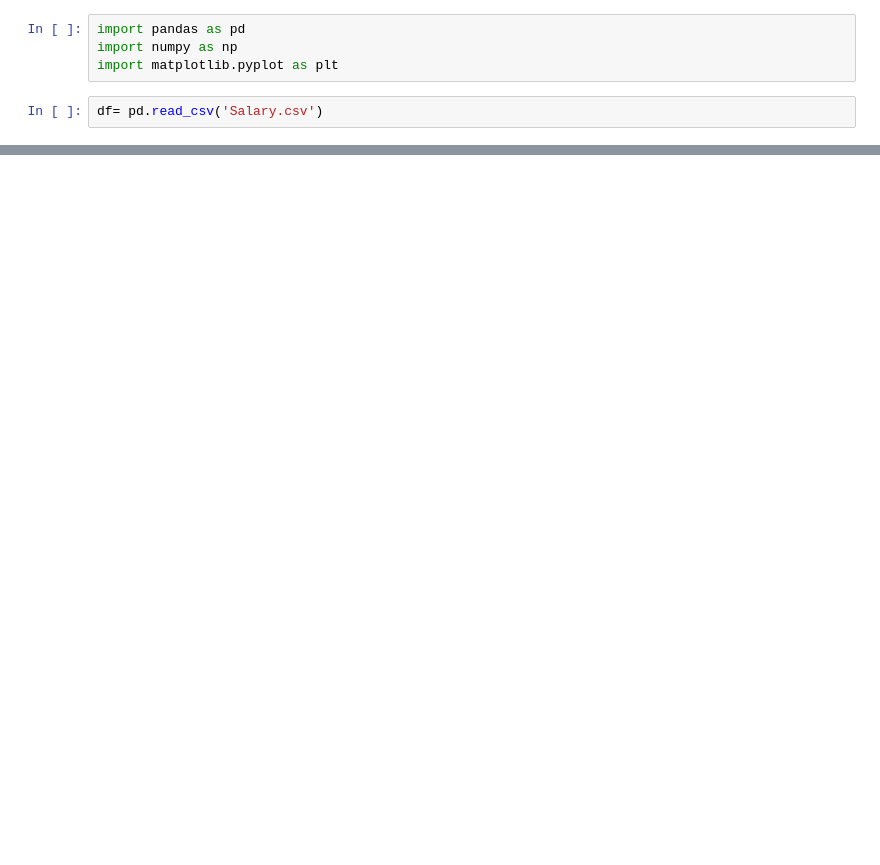
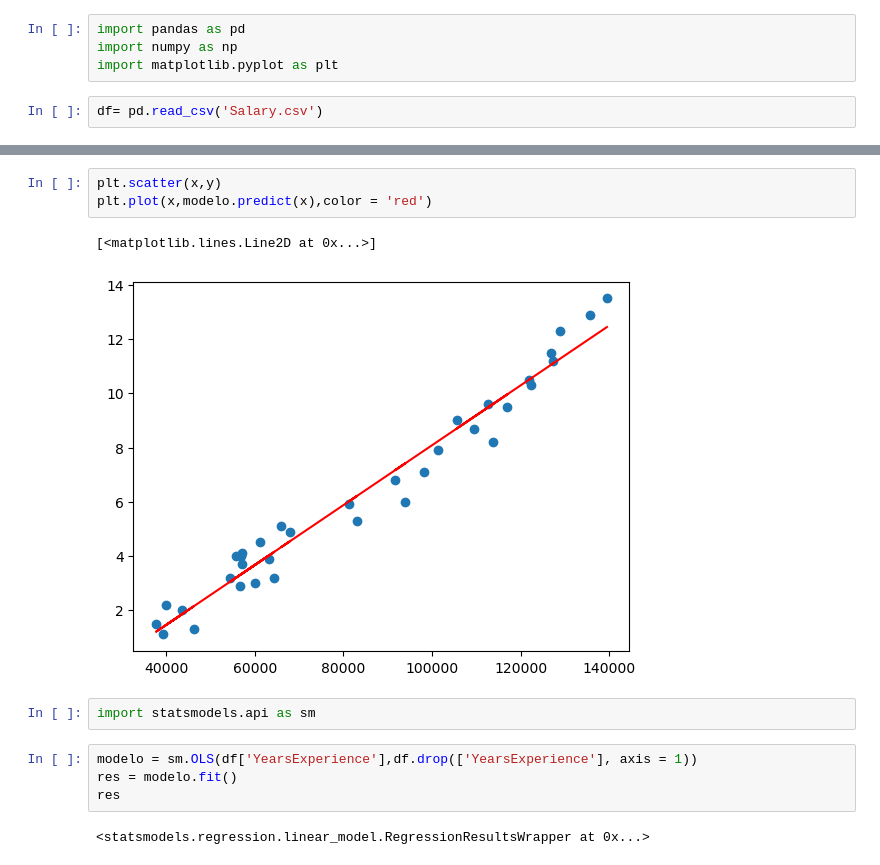
Before and after one commit to isaiasjusto/Salary_regression, a Jupyter notebook: Salary prediction.ipynb, the cells around one changed output, grey strips where cells are left out. Drawn from its saved outputs; the diff is of its cells as text; blank space fills up the shorter version.

```diff
--- a/Salary prediction.ipynb
+++ b/Salary prediction.ipynb
@@ -14,0 +84,14 @@ plt.plot(x,y,'ro',color = 'blue')
+# %%
+plt.scatter(x,y)
+plt.plot(x,modelo.predict(x),color = 'red')
+# %% [output]
+[<matplotlib.lines.Line2D at 0x...>]
+[figure, added]
+# %%
+import statsmodels.api as sm
+# %%
+modelo = sm.OLS(df['YearsExperience'],df.drop(['YearsExperience'], axis = 1))
+res = modelo.fit()
+res
+# %% [output]
+<statsmodels.regression.linear_model.RegressionResultsWrapper at 0x...>
```
Also changed, not shown: parts of 11 cells of this notebook.
